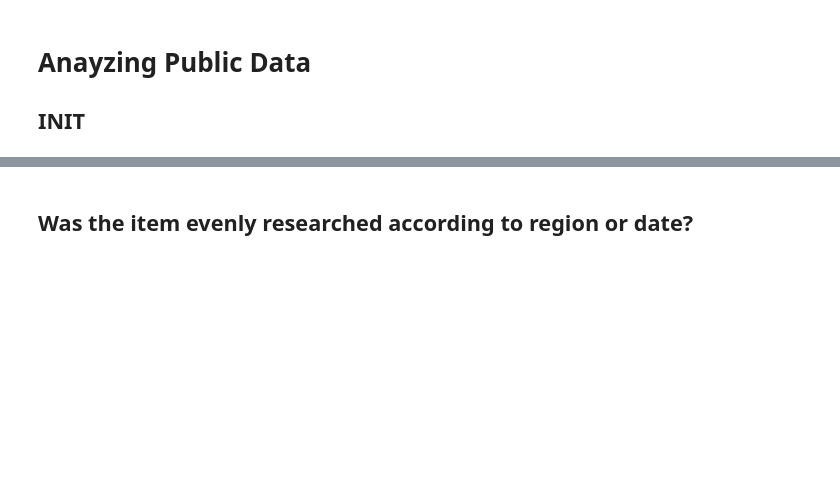
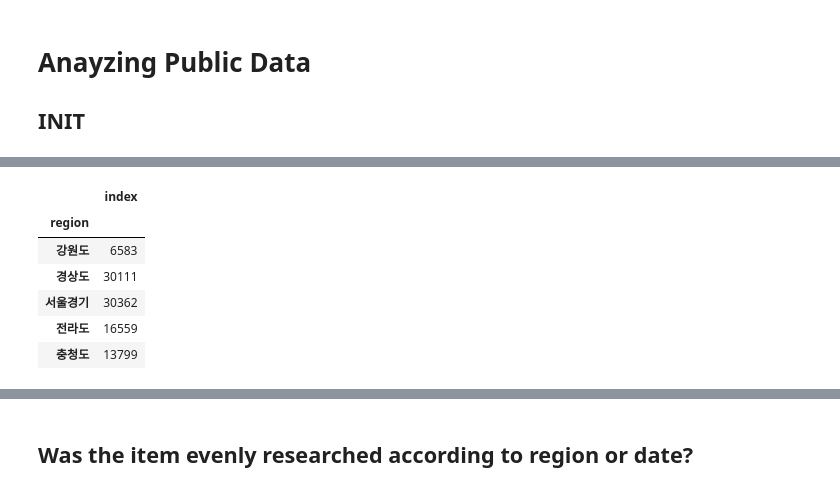
Before and after one commit to meowpunch/bobsim-research, a Jupyter notebook: src/main/python/analysis00.ipynb, the cells around one changed output, grey strips where cells are left out. Cells and saved outputs as stored; diff of their text form; code cells hidden in the pictures; blank space fills up the shorter version.

Commit message:
MEOW: geography mapping analysis00

```diff
--- a/src/main/python/analysis00.ipynb
+++ b/src/main/python/analysis00.ipynb
@@ -57,0 +178,18 @@ df
+# %%
+def find_geo(region):
+    for key in geography.keys():
+        if region in key:
+            return geography[key]
+# %%
+region = origin_df.apply(lambda x: find_geo(x.region), axis=1)
+# %%
+count = region.to_frame().rename(columns={0:"region"}).reset_index().groupby("region").count()
+count
+# %% [output]
+|  | index |
+| region |  |
+| 강원도 | 6583 |
+| 경상도 | 30111 |
+| 서울경기 | 30362 |
+| 전라도 | 16559 |
+| 충청도 | 13799 |
```
Also changed, not shown: parts of 17 cells of this notebook, 2 other files.
